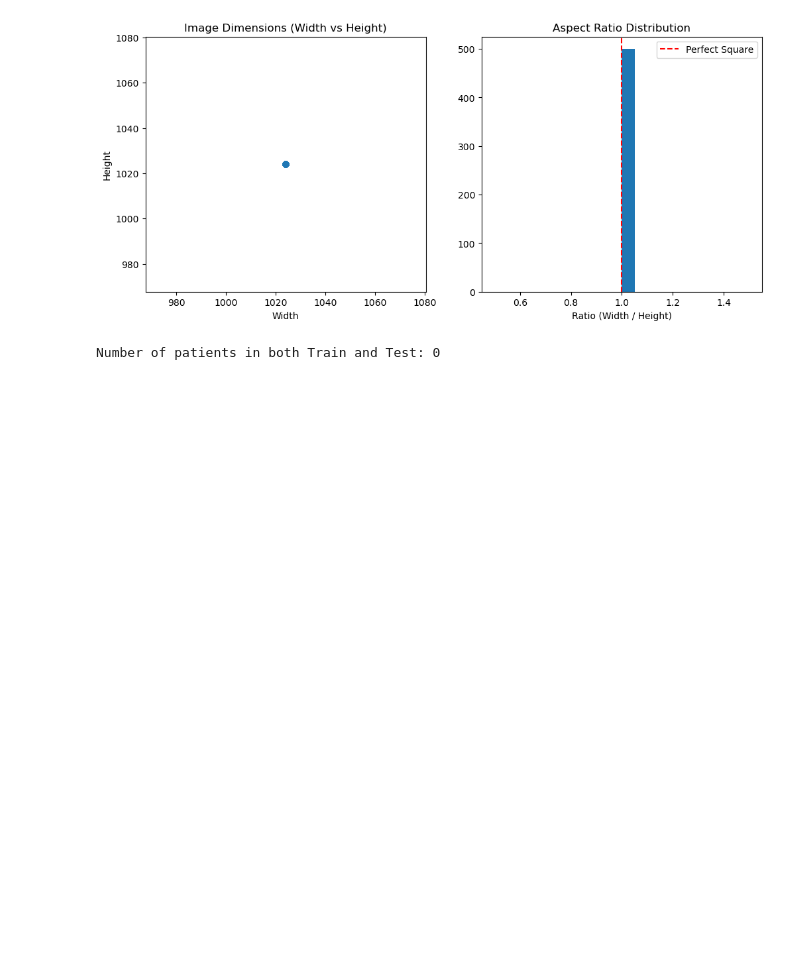
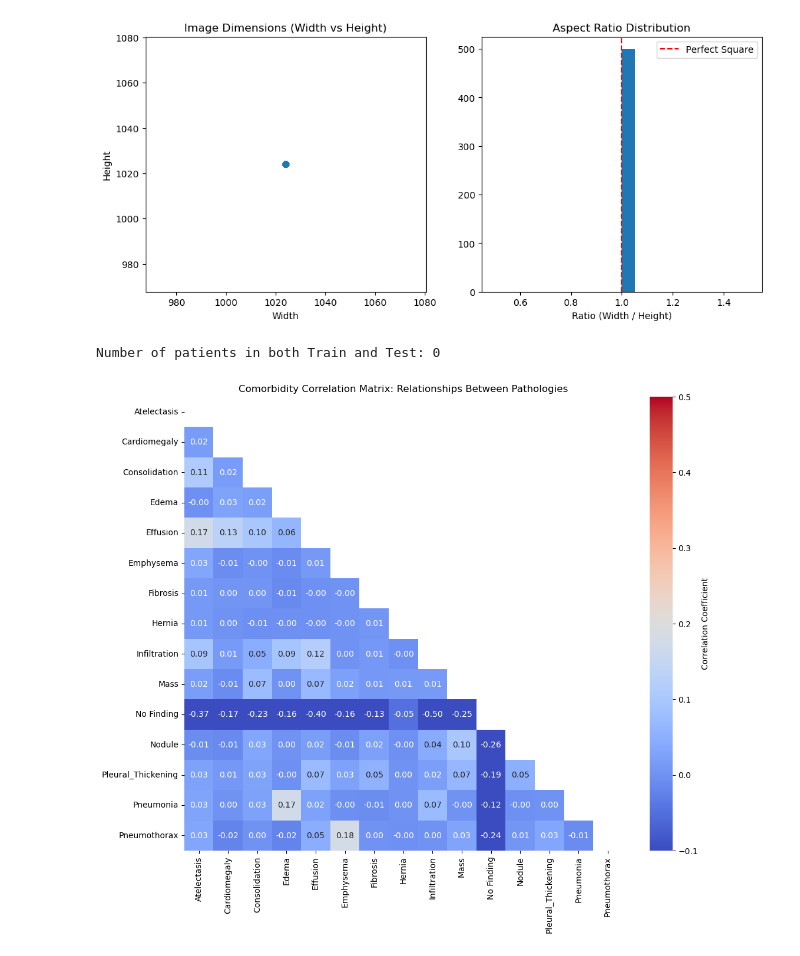
Before and after one commit to k-phantastic/NIH-XRay-Segmentation, a Jupyter notebook: metadata_eda.ipynb, the cells around one changed output. Cells and saved outputs as stored; diff of their text form; code cells hidden in the pictures; blank space fills up the shorter version.

```diff
--- a/metadata_eda.ipynb
+++ b/metadata_eda.ipynb
@@ -374,3 +375,24 @@ print(f"Number of patients in both Train and Test: {len(overlap)}")
 # This MUST be 0 in order to be blinded
 # %% [output]
 Number of patients in both Train and Test: 0
+# %%
+# Assuming 'all_labels' is a list of lists of findings for each patient
+# If your df['Finding Labels'] is strings like "Infiltration|Effusion":
+df['labels_list'] = df['Finding Labels'].str.split('|')
+mlb = MultiLabelBinarizer()
+binary_labels = mlb.fit_transform(df['labels_list'])
+label_df = pd.DataFrame(binary_labels, columns=mlb.classes_)
+
+# 2. Calculate Correlation Matrix (The "Relationship" Rubric Item)
+plt.figure(figsize=(12, 10))
+corr_matrix = label_df.corr()
+
+# Mask the diagonal (because everything correlates 1.0 with itself)
+mask = np.triu(np.ones_like(corr_matrix, dtype=bool))
+
+sns.heatmap(corr_matrix, annot=True, fmt=".2f", mask=mask,
+            cmap='coolwarm', vmin=-0.1, vmax=0.5, cbar_kws={'label': 'Correlation Coefficient'})
+plt.title("Comorbidity Correlation Matrix: Relationships Between Pathologies")
+plt.show()
+# %% [output]
+[figure, added]
```
Also changed, not shown: parts of 1 cell of this notebook.
